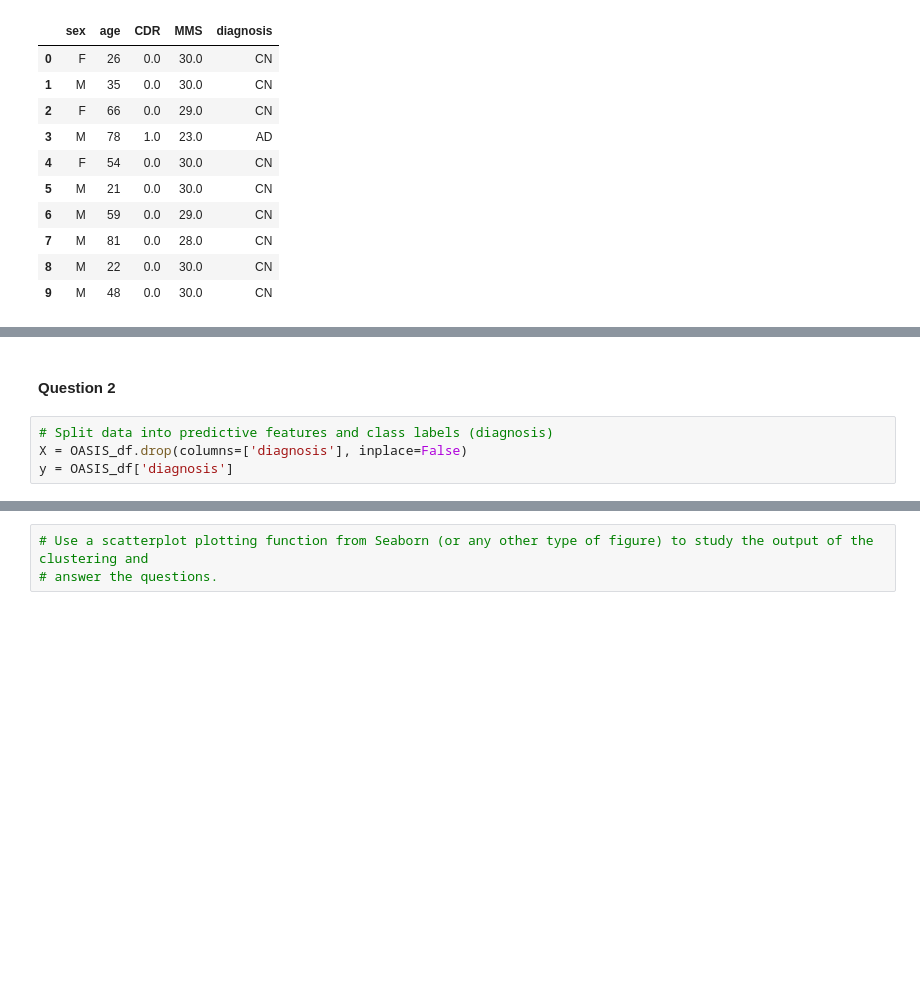
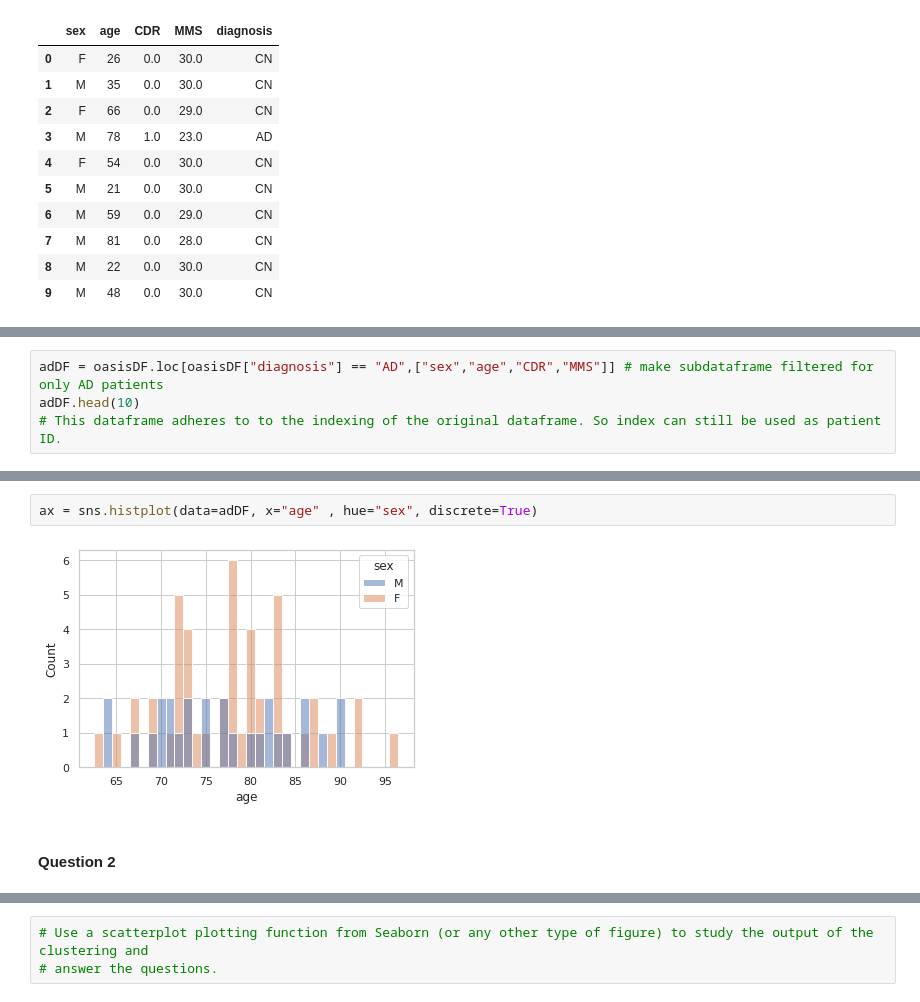
Before and after one commit to lphoogenboom/altenheim, a Jupyter notebook: Jupyter/Part_I_SC42140.ipynb, the cells around one changed output, grey strips where cells are left out. Cells and saved outputs as stored; diff of their text form; blank space fills up the shorter version.

```diff
--- a/Jupyter/Part_I_SC42140.ipynb
+++ b/Jupyter/Part_I_SC42140.ipynb
@@ -128,0 +77,4 @@ Number of males: 142
+# %%
+adDF = oasisDF.loc[oasisDF["diagnosis"] == "AD",["sex","age","CDR","MMS"]] # make subdataframe filtered for only AD patients
+adDF.head(10)
+# This dataframe adheres to to the indexing of the original dataframe. So index can still be used as patient ID.
@@ -129,7 +129,7 @@ Number of males: 142
+# %%
+ax = sns.histplot(data=adDF, x="age" , hue="sex", discrete=True)
+# %% [output]
+[figure, added]
 # %% [markdown]
 #### Question 2
-# %%
-# Split data into predictive features and class labels (diagnosis)
-X = OASIS_df.drop(columns=['diagnosis'], inplace=False)
-y = OASIS_df['diagnosis']
 # %%
```
Also changed, not shown: parts of 25 cells of this notebook, 1 other file.
